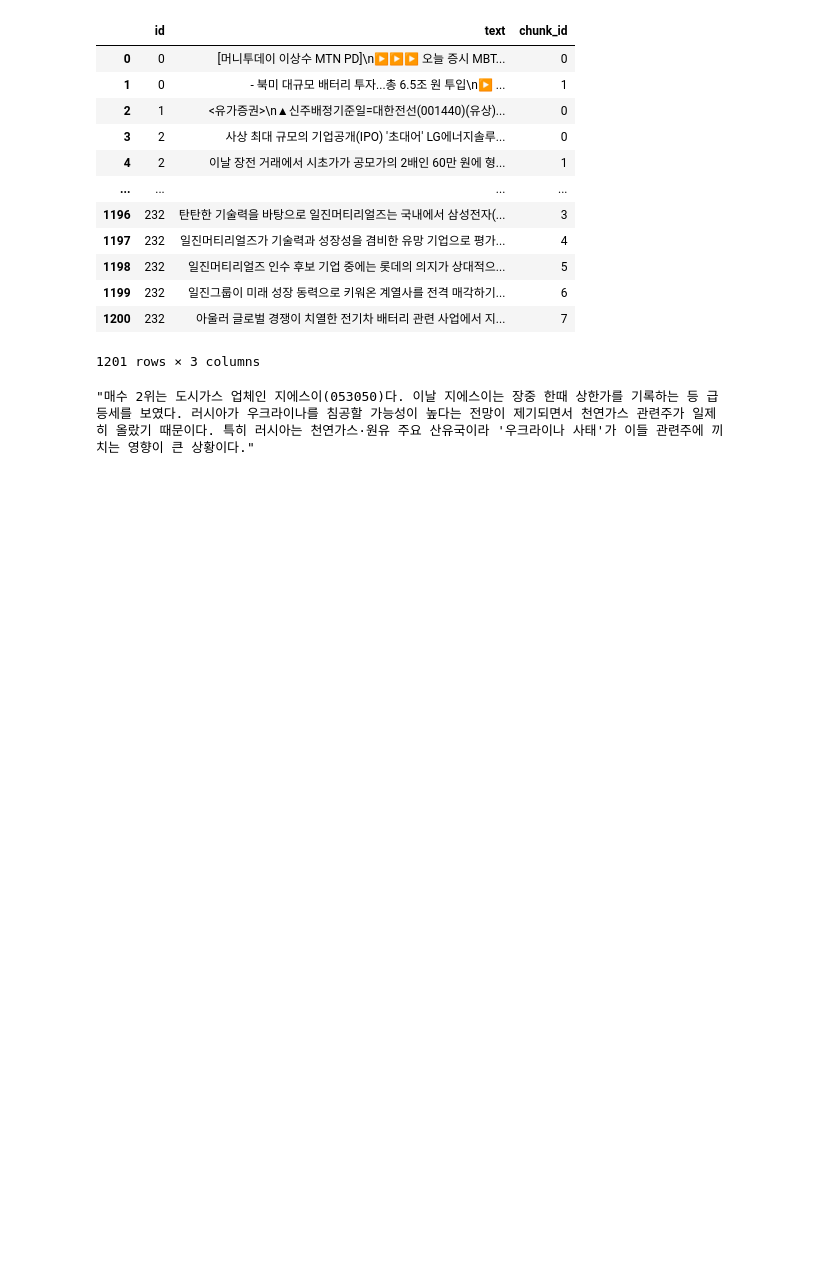
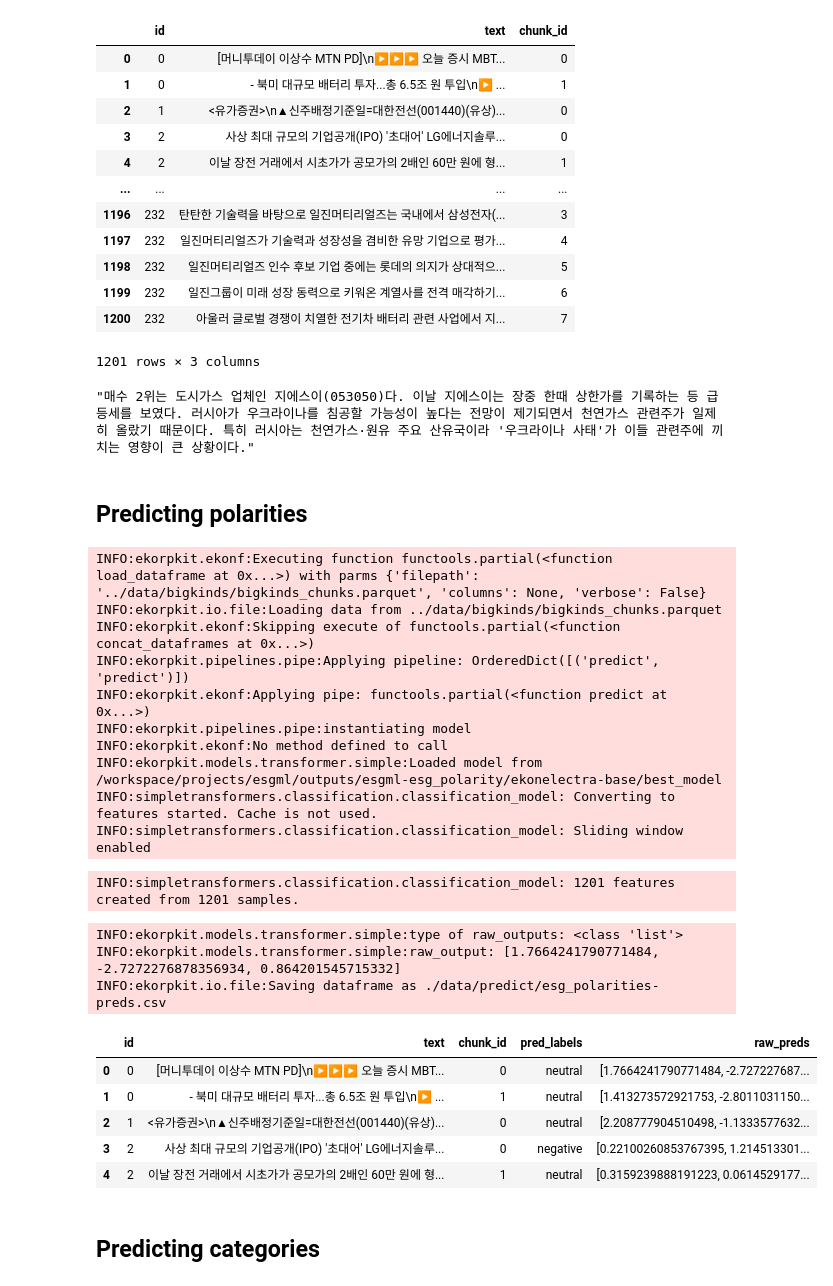
Before and after one commit to entelecheia/ekorpkit-config, a Jupyter notebook: ekorpkit-book/docs/usecases/esg/news_sample.ipynb, the cells around one changed output. Drawn from its saved outputs; the diff is of its cells as text; code cells hidden in the pictures; blank space fills up the shorter version.

```diff
--- a/ekorpkit-book/docs/usecases/esg/news_sample.ipynb
+++ b/ekorpkit-book/docs/usecases/esg/news_sample.ipynb
@@ -209,3 +213,52 @@ INFO:ekorpkit.ekonf:Applying pipe: functools.partial(<function reset_index at 0x
 df.text[222]
 # %% [output]
 "매수 2위는 도시가스 업체인 지에스이(053050)다. 이날 지에스이는 장중 한때 상한가를 기록하는 등 급등세를 보였다. 러시아가 우크라이나를 침공할 가능성이 높다는 전망이 제기되면서 천연가스 관련주가 일제히 올랐기 때문이다. 특히 러시아는 천연가스·원유 주요 산유국이라 '우크라이나 사태'가 이들 관련주에 끼치는 영향이 큰 상황이다."
+# %% [markdown]
+## Predicting polarities
+# %%
+overrides=[
+    '+model/transformer=simple_classification',
+    '+model/transformer/pretrained=ekonelectra-base',
+]
+model_cfg = eKonf.compose(overrides=overrides, config_group='model/transformer=simple_classification')
+model_cfg.name = "esg_polarity"
+model_cfg.config.num_train_epochs = 2
+model_cfg.config.max_seq_length = 256
+model_cfg.config.train_batch_size = 32
+model_cfg.config.eval_batch_size = 32
+model_cfg.labels = ['positive','neutral','negative']
+# %%
+cfg = eKonf.compose(config_group='pipeline')
+cfg.name = 'esg_polarities'
+cfg.data_dir = '../data/bigkinds'
+cfg.data_file = 'bigkinds_chunks.parquet'
+cfg._pipeline_ = ['predict']
+cfg.predict.model = model_cfg
+cfg.predict.output_dir = "./data/predict"
+cfg.predict.output_file = f'{cfg.name}-preds.csv'
+cfg.num_workers = 1
+df = eKonf.instantiate(cfg)
+df.head()
+# %% [output]
+INFO:ekorpkit.ekonf:Executing function functools.partial(<function load_dataframe at 0x...>) with parms {'filepath': '../data/bigkinds/bigkinds_chunks.parquet', 'columns': None, 'verbose': False}
+INFO:ekorpkit.io.file:Loading data from ../data/bigkinds/bigkinds_chunks.parquet
+INFO:ekorpkit.ekonf:Skipping execute of functools.partial(<function concat_dataframes at 0x...>)
+INFO:ekorpkit.pipelines.pipe:Applying pipeline: OrderedDict([('predict', 'predict')])
+INFO:ekorpkit.ekonf:Applying pipe: functools.partial(<function predict at 0x...>)
+INFO:ekorpkit.pipelines.pipe:instantiating model
+INFO:ekorpkit.ekonf:No method defined to call
+INFO:ekorpkit.models.transformer.simple:Loaded model from /workspace/projects/esgml/outputs/esgml-esg_polarity/ekonelectra-base/best_model
+INFO:simpletransformers.classification.classification_model: Converting to features started. Cache is not used.
+INFO:simpletransformers.classification.classification_model: Sliding window enabled
+INFO:simpletransformers.classification.classification_model: 1201 features created from 1201 samples.
+INFO:ekorpkit.models.transformer.simple:type of raw_outputs: <class 'list'>
+INFO:ekorpkit.models.transformer.simple:raw_output: [1.7664241790771484, -2.7272276878356934, 0.864201545715332]
+INFO:ekorpkit.io.file:Saving dataframe as ./data/predict/esg_polarities-preds.csv
+|  | id | text | chunk_id | pred_labels | raw_preds |
+| 0 | 0 | [머니투데이 이상수 MTN PD]\n▶▶▶ 오늘 증시 MBT... | 0 | neutral | [1.7664241790771484, -2.727227687... |
+| 1 | 0 | - 북미 대규모 배터리 투자...총 6.5조 원 투입\n▶ ... | 1 | neutral | [1.413273572921753, -2.8011031150... |
+| 2 | 1 | <유가증권>\n▲신주배정기준일=대한전선(001440)(유상)... | 0 | neutral | [2.208777904510498, -1.1333577632... |
+| 3 | 2 | 사상 최대 규모의 기업공개(IPO) '초대어' LG에너지솔루... | 0 | negative | [0.22100260853767395, 1.214513301... |
+| 4 | 2 | 이날 장전 거래에서 시초가가 공모가의 2배인 60만 원에 형... | 1 | neutral | [0.3159239888191223, 0.0614529177... |
+# %% [markdown]
+## Predicting categories
```
Also changed, not shown: parts of 5 cells of this notebook.
